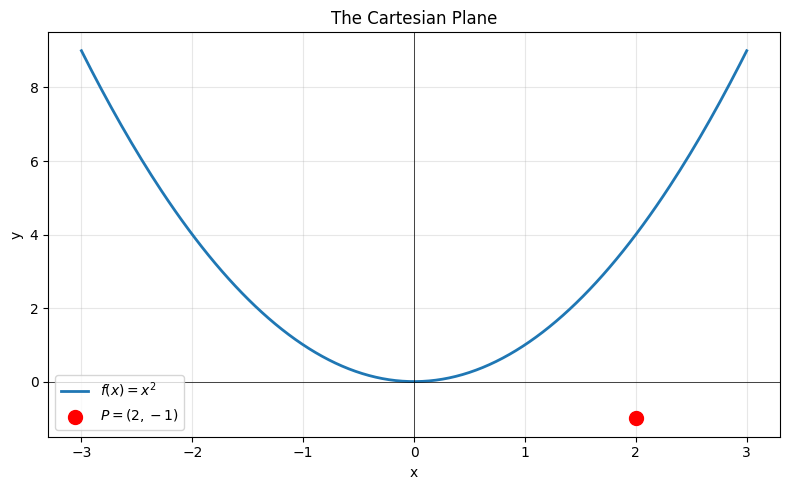
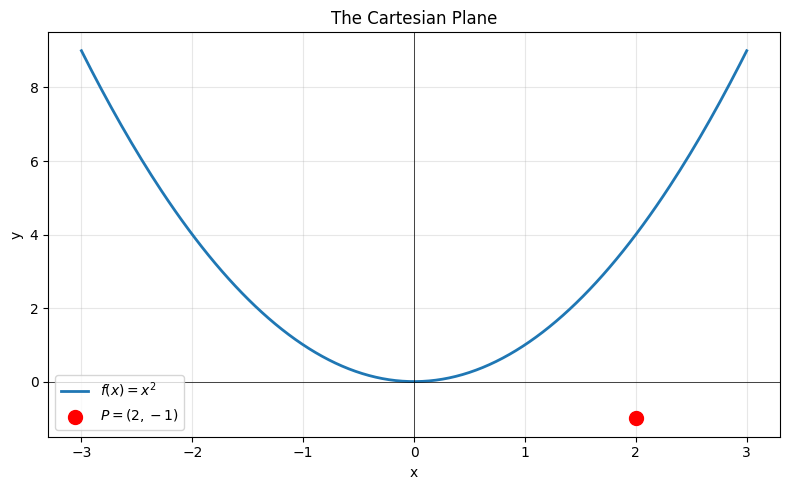
Code edit (unified diff) that turned the first committed figure into the second:
--- before
+++ after
@@ -4,8 +4,14 @@
 x_values = np.linspace(-3, 3, 200)
 y_values = x_values ** 2
+point = (2, -1)
+sample_x = 2
+sample_y = sample_x ** 2
+
+print("point =", point)
+print("f(2) =", sample_y)
 
 plt.figure(figsize=(8, 5))
 plt.plot(x_values, y_values, linewidth=2, label="$f(x) = x^2$")
-plt.scatter([2], [-1], color="red", s=100, zorder=5, label="$P = (2, -1)$")
+plt.scatter([point[0]], [point[1]], color="red", s=100, zorder=5, label="$P = (2, -1)$")
 plt.axhline(0, color="black", linewidth=0.5)
 plt.axvline(0, color="black", linewidth=0.5)

Commit: code libraries: notebook stack: sympy for symbolic math, python-control for control notebooks, casadi for optimization/AD/control-oriented numerical optimization, and tensorflow for ML